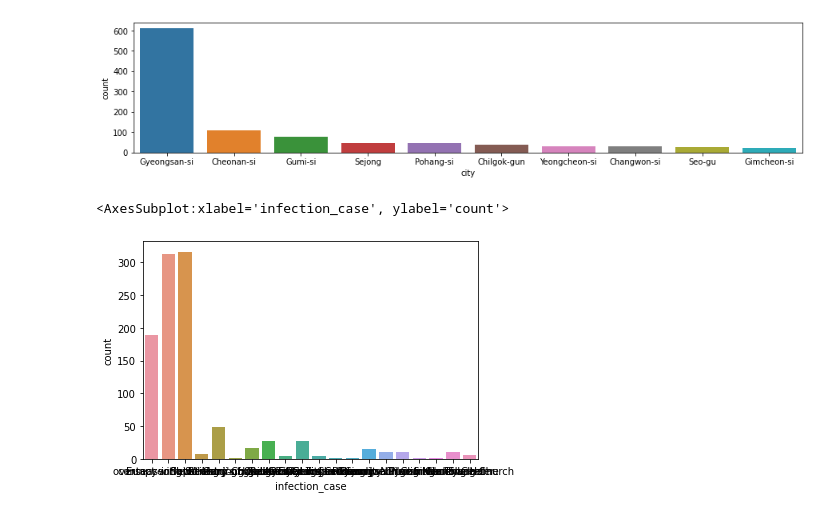
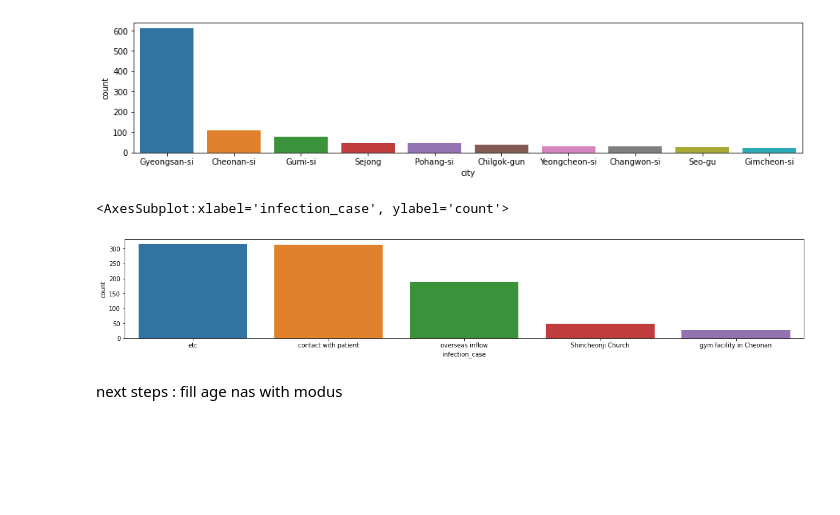
Before and after one commit to jopagel/Korean-Corona-Cases, a Jupyter notebook: Data_Analysis.ipynb, the cells around one changed output. Drawn from its saved outputs; the diff is of its cells as text; code cells hidden in the pictures; blank space fills up the shorter version.

```diff
--- a/Data_Analysis.ipynb
+++ b/Data_Analysis.ipynb
@@ -9,6 +7,37 @@ import matplotlib.pyplot as plt
 import seaborn as sns
 # %%
 df = pd.read_csv('PatientInfo.csv')
+# %%
+def time_to_integer(time):
+    time = str(time)
+    t, _, _ = time.split(" ")
+    return int(t)
+
+
+def prepare_df(df):
+    df = df.dropna(subset=["confirmed_date", "released_date"])
+    assert df.confirmed_date.isna().sum != 0 or df.released_date != 0
+    df[["confirmed_date", "released_date"]] = df[
+        ["confirmed_date", "released_date"]
+    ].apply(pd.to_datetime)
+    df["duration"] = df["released_date"] - df["confirmed_date"]
+    df["duration"] = df["duration"].apply(time_to_integer)
+    df = df.drop(
+        [
+            "symptom_onset_date",
+            "deceased_date",
+            "patient_id",
+            "country",
+            "infected_by",
+            "state",
+            "contact_number",
+            "confirmed_date",
+            "released_date"
+        ],
+        axis=1,
+    )
+
+    return df
 # %%
 df.head()
 # %% [output]
@@ -53,5 +82,5 @@ Most of the date features are not useful since they have a high percentage of mi
 In a next step we will drop rows where released_date or confirmed_date is a null value.
 After that we transform the data type of these two objects from sting to datetime.
 # %%
-df = helper.prepare_df(df)
+df = prepare_df(df)
 # %% [output]
@@ -82,8 +125,11 @@ sns.countplot(x = "city", data = df, order=df.city.value_counts().iloc[:10].inde
 # %% [output]
 <AxesSubplot:xlabel='city', ylabel='count'>
 [figure]
-# %%
-sns.countplot(x = "infection_case", data=df)
-# %% [output]
-<AxesSubplot:xlabel='infection_case', ylabel='count'>
-[figure, removed]
+# %%
+plt.figure(figsize = (20,3))
+sns.countplot(x = "infection_case", data=df, order=df.infection_case.value_counts().iloc[:5].index)
+# %% [output]
+<AxesSubplot:xlabel='infection_case', ylabel='count'>
+[figure, added]
+# %% [markdown]
+next steps : fill age nas with modus
```
Also changed, not shown: parts of 2 cells of this notebook.
